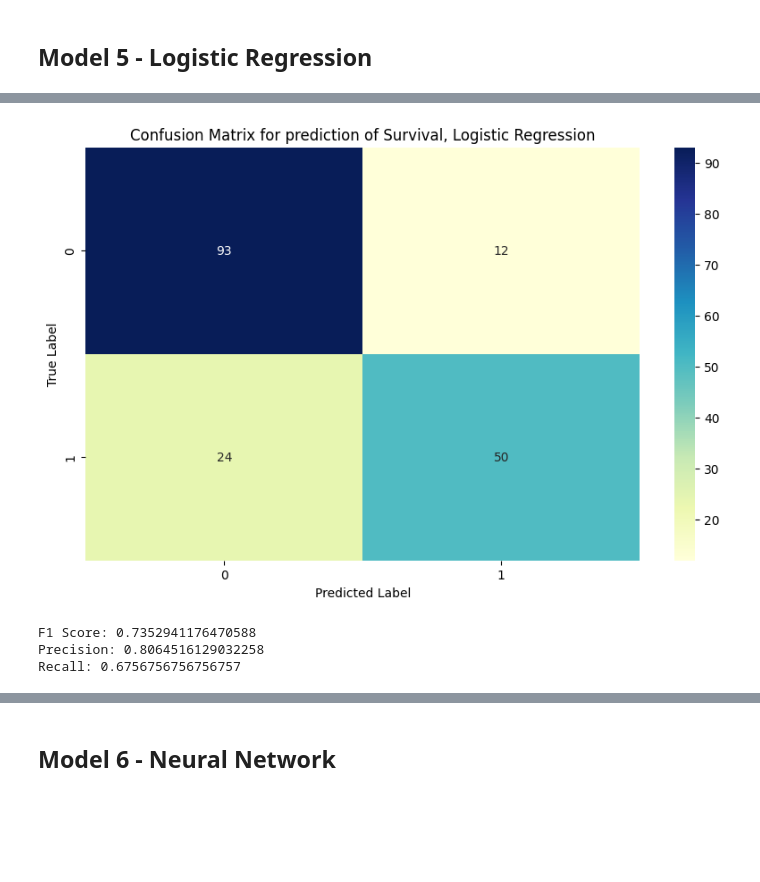
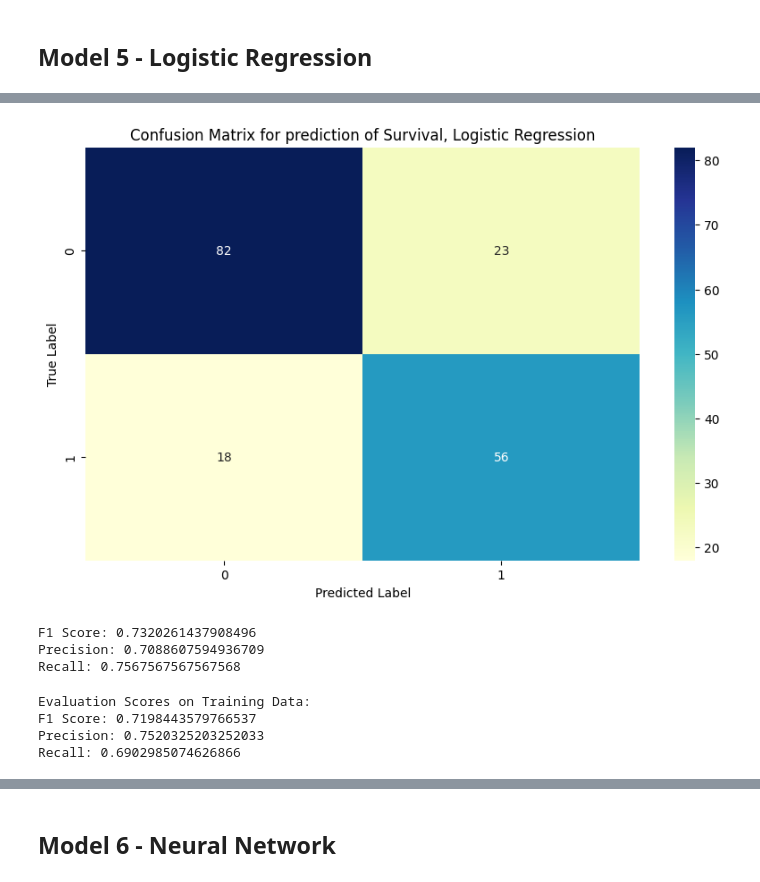
Before and after one commit to SarankanT/546-Final-Project, a Jupyter notebook: Titanic_proposal_Baseline&Improvements_MSCI546.ipynb, the cells around one changed output, grey strips where cells are left out. Drawn from its saved outputs; the diff is of its cells as text; code cells hidden in the pictures; blank space fills up the shorter version.

```diff
--- a/Titanic_proposal_Baseline&Improvements_MSCI546.ipynb
+++ b/Titanic_proposal_Baseline&Improvements_MSCI546.ipynb
@@ -68,6 +78,9 @@ train_data[["Sex", "Age"]].groupby("Sex").mean()
 For the training data, we chose to use an 80/20 split so that we could evaluate the different models, rather than using the entire training dataset and predicting on the test dataset. This choice was made since we did not have the survival data on the testing dataset.
 # %%
 # Test train split
+features = ["Sex", "Pclass", "SibSp", "Parch", "Embarked"]
+X = pd.get_dummies(train_data[features])
+
 X_train, X_test, y_train, y_test = train_test_split(X, # X - features
                                                     train_data.Survived, # y - target
                                                     test_size=0.2,
@@ -297,3 +316,17 @@ Recall: 0.6486486486486487
+# %%
+# Predictions on training data
+y_pred_rf_train = rf.predict(X_train)
+
+# Calculate F1 score, precision, and recall on training data
+F1_train = f1_score(y_train, y_pred_rf_train)
+precision_train = precision_score(y_train, y_pred_rf_train)
+recall_train = recall_score(y_train, y_pred_rf_train)
+
+# Print evaluation scores on training data
+print("Evaluation Scores on Training Data:")
+print("F1 Score:", F1_train)
+print("Precision:", precision_train)
+print("Recall:", recall_train)
 # %%
 #confusion matrix for rf class
 from sklearn import metrics
@@ -370,8 +397,8 @@ for k in k_experiments:
 
   # plot confusion matrix
   plt.figure(figsize=(10, 6))
-  sns.heatmap(knn_cm, annot=True, fmt='d', cmap='Blues')
-  plt.title(f'Confusion Matrix for prediction of Survival, KNN (n = {k})')
+  sns.heatmap(knn_cm, annot=True, cmap="YlGnBu" ,fmt='g')
+  plt.title(f'Confusion Matrix for prediction of Survival, KNN (k = {k})')
   plt.xlabel('Predicted Label')
   plt.ylabel('True Label')
   plt.show()
@@ -385,3 +412,17 @@ for k in k_experiments:
   recall = recall_score(y_testing,y_pred_knn)
   print("Precision:", precision)
   print("Recall:", recall)
+
+  # Predictions on training data
+  y_pred_knn_train = knn.predict(X_train_scaled)
+
+  # Calculate F1 score, precision, and recall on training data
+  F1_train = f1_score(y_train, y_pred_knn_train)
+  precision_train = precision_score(y_train, y_pred_knn_train)
+  recall_train = recall_score(y_train, y_pred_knn_train)
+
+  # Print evaluation scores on training data
+  print("Evaluation Scores on Training Data:")
+  print("F1 Score:", F1_train)
+  print("Precision:", precision_train)
+  print("Recall:", recall_train)
@@ -495,29 +522,48 @@ y_pred_log_reg = log_reg.predict(X_Testing)
 # %%
 # evaluate model
-log_reg_cm = metrics.confusion_matrix(y_testing, y_pred_knn)
+log_reg_cm = metrics.confusion_matrix(y_testing, y_pred_log_reg)
 
 # plot confusion matrix
 plt.figure(figsize=(10, 6))
 sns.heatmap(pd.DataFrame(log_reg_cm), annot=True, cmap="YlGnBu" ,fmt='g')
 plt.title('Confusion Matrix for prediction of Survival, Logistic Regression')
 plt.xlabel('Predicted Label')
 plt.ylabel('True Label')
 plt.show()
 # %% [output]
-[figure, old version]
+[figure, new version]
 # %%
 # compute metrics
-F1 = f1_score(y_testing,y_pred_knn)
+F1 = f1_score(y_testing,y_pred_log_reg)
 print("F1 Score:", F1)
 
-precision = precision_score(y_testing,y_pred_knn)
-recall = recall_score(y_testing,y_pred_knn)
+precision = precision_score(y_testing,y_pred_log_reg)
+recall = recall_score(y_testing,y_pred_log_reg)
 print("Precision:", precision)
 print("Recall:", recall)
 # %% [output]
-F1 Score: 0.7352941176470588
-Precision: 0.8064516129032258
-Recall: 0.6756756756756757
+F1 Score: 0.7320261437908496
+Precision: 0.7088607594936709
+Recall: 0.7567567567567568
+# %%
+# Predictions on training data
+y_pred_log_reg_train = log_reg.predict(X_train)
+
+# Calculate F1 score, precision, and recall on training data
+F1_train = f1_score(y_train, y_pred_log_reg_train)
+precision_train = precision_score(y_train, y_pred_log_reg_train)
+recall_train = recall_score(y_train, y_pred_log_reg_train)
+
+# Print evaluation scores on training data
+print("Evaluation Scores on Training Data:")
+print("F1 Score:", F1_train)
+print("Precision:", precision_train)
+print("Recall:", recall_train)
+# %% [output]
+Evaluation Scores on Training Data:
+F1 Score: 0.7198443579766537
+Precision: 0.7520325203252033
+Recall: 0.6902985074626866
 # %%
 y_pred_prob_log_reg = log_reg.predict_proba(X_Testing)[:, 1]
 
```
Also changed, not shown: parts of 38 cells of this notebook.
